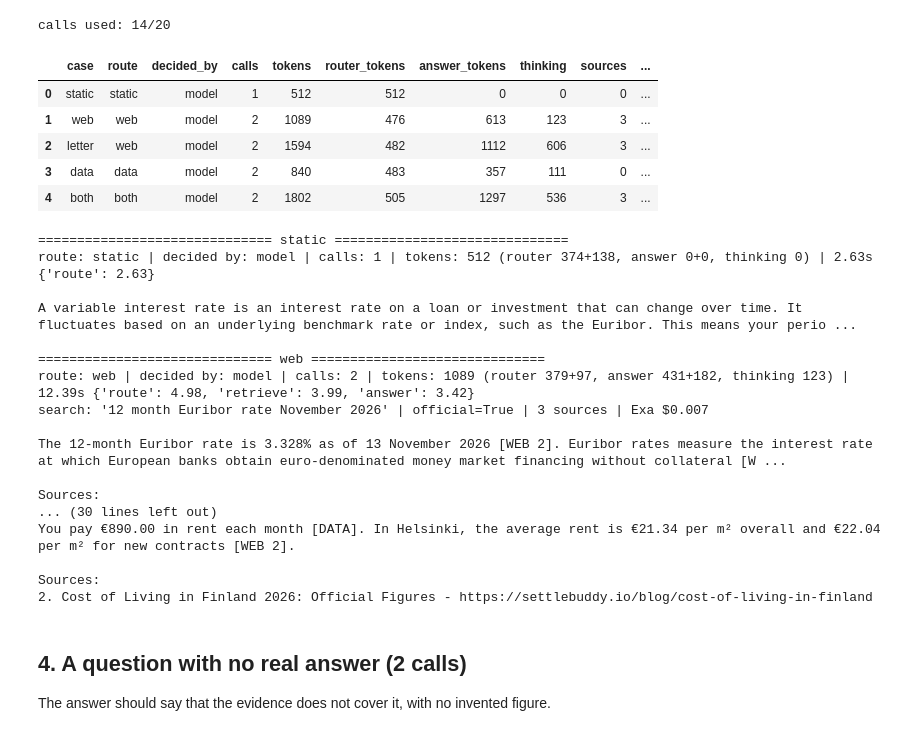
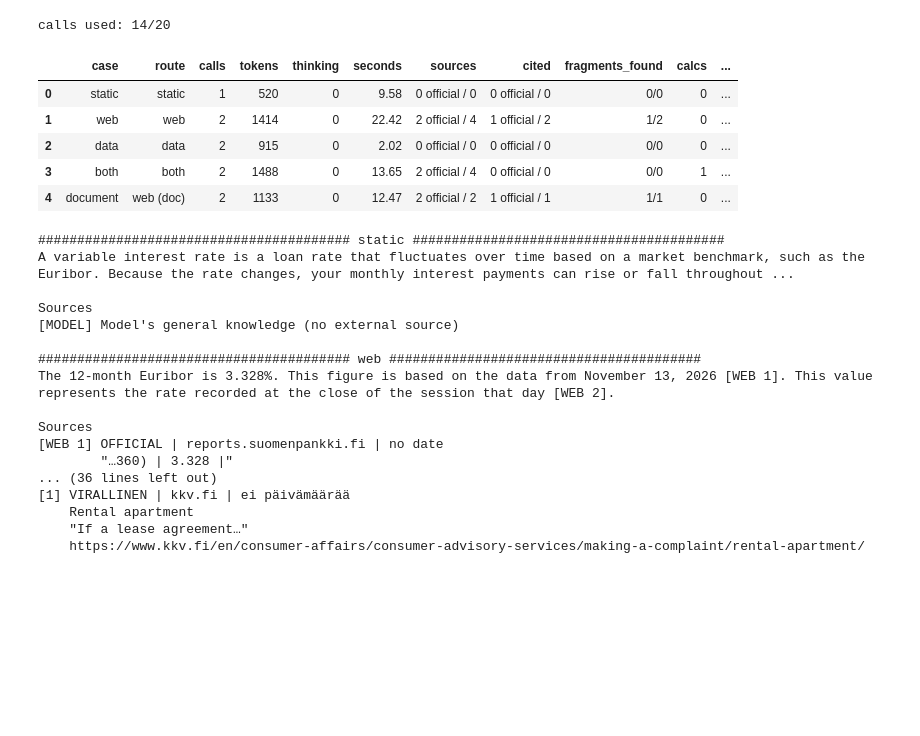
Before and after one commit to victor06-git/project_aethon, a Jupyter notebook: backend/notebook/kaiku_test.ipynb, the cells around one changed output. Drawn from its saved outputs; the diff is of its cells as text; code cells hidden in the pictures; blank space fills up the shorter version.

```diff
--- a/backend/notebook/kaiku_test.ipynb
+++ b/backend/notebook/kaiku_test.ipynb
@@ -22,21 +25,26 @@ Each section checks the budget before calling the model. Needs `GEMINI_API_KEY`
 import sys
 from pathlib import Path
 
-sys.path.insert(0, str(Path.cwd().parent / "src"))  # notebook/ -> ../src
+sys.path.insert(0, str(Path.cwd().parent / "src"))  # backend/notebook -> backend/src
 
 import pandas as pd
-from project_aethon.kaiku_agent import (MODEL_NAME, create_agent, format_evidence, load_transactions,
-                                        router_prompt, search_exa, ANSWER_PROMPT)
-from project_aethon.kaiku_eval import (QUESTIONS, UNANSWERABLE, ask_all, compare_exa_configs,
-                                       guardrail_table, remaining, results_table, routing_eval, show)
+from project_aethon.kaiku_agent import (ANSWER_PROMPT, DOC_PROMPT, MODEL_NAME, create_agent, format_evidence,
+                                        load_transactions, retrieve_web, router_prompt)
+from project_aethon.kaiku_eval import (QUESTIONS, UNANSWERABLE, ask_all, compare_exa_configs, compare_thinking,
+                                       guardrail_summary, guardrail_table, remaining, results_table,
+                                       routing_eval, routing_summary, side_by_side, thinking_verdict)
+from project_aethon.kaiku_trace import explain, show_trace, timeline
 
 pd.set_option("display.max_colwidth", 120)
+pd.set_option("display.max_rows", 100)
+pd.set_option("display.width", 250)
 
-MODEL = MODEL_NAME     # the daily quota is per model: change it here if this one is exhausted
+MODEL = "gemini-3.1-flash-lite"    # the daily quota is per model: change it here if this one is exhausted
 BUDGET = 20            # model calls allowed for the whole notebook
+PER_TYPE = 2           # questions per type in the routing test (10 = the full set of 50)
 
 transactions = load_transactions()   # synthetic sample; pass a CSV path for the S-Bank dataset
 agent = create_agent(model_name=MODEL, transactions=transactions)
-print(f"Model: {MODEL} | prompt sizes (chars/4): router ~{len(router_prompt(agent.categories)) // 4} tokens, "
-      f"answer ~{len(ANSWER_PROMPT) // 4} tokens | calls used: {agent.stats['llm_calls']}/{BUDGET}")
+print(f"Model: {MODEL} | thinking: router={agent.router_thinking}, answer={agent.answer_thinking}")
+print(f"Planned calls: {5 * PER_TYPE + 4 + 3 + 2} of {BUDGET}")
 # %% [output]
@@ -103,46 +134,36 @@ the `static` case costs nothing more because the router already wrote its answer
 # %%
-CASES = {
-    "static": QUESTIONS[0][0],
-    "web": QUESTIONS[3][0],
-    "letter": QUESTIONS[6][0],
-    "data": QUESTIONS[7][0],
-    "both": QUESTIONS[9][0],
-}
+CASES = {kind: QUESTIONS[kind][0] for kind in QUESTIONS}
 results = ask_all(agent, CASES, budget=BUDGET)
 print(f"calls used: {agent.stats['llm_calls']}/{BUDGET}")
 results_table(results)
 # %% [output]
 calls used: 14/20
-|  | case | route | decided_by | calls | tokens | router_tokens | answer_tokens | thinking | sources | ... |
-| 0 | static | static | model | 1 | 512 | 512 | 0 | 0 | 0 | ... |
-| 1 | web | web | model | 2 | 1089 | 476 | 613 | 123 | 3 | ... |
-| 2 | letter | web | model | 2 | 1594 | 482 | 1112 | 606 | 3 | ... |
-| 3 | data | data | model | 2 | 840 | 483 | 357 | 111 | 0 | ... |
-| 4 | both | both | model | 2 | 1802 | 505 | 1297 | 536 | 3 | ... |
+|  | case | route | calls | tokens | thinking | seconds | sources | cited | fragments_found | calcs | ... |
+| 0 | static | static | 1 | 520 | 0 | 9.58 | 0 official / 0 | 0 official / 0 | 0/0 | 0 | ... |
+| 1 | web | web | 2 | 1414 | 0 | 22.42 | 2 official / 4 | 1 official / 2 | 1/2 | 0 | ... |
+| 2 | data | data | 2 | 915 | 0 | 2.02 | 0 official / 0 | 0 official / 0 | 0/0 | 0 | ... |
+| 3 | both | both | 2 | 1488 | 0 | 13.65 | 2 official / 4 | 0 official / 0 | 0/0 | 1 | ... |
+| 4 | document | web (doc) | 2 | 1133 | 0 | 12.47 | 2 official / 2 | 1 official / 1 | 1/1 | 0 | ... |
 # %%
 for name, res in results.items():
-    print("=" * 30, name, "=" * 30)
-    show(res)
+    print("#" * 40, name, "#" * 40)
+    print(res.answer)
     print()
 # %% [output]
-============================== static ==============================
-route: static | decided by: model | calls: 1 | tokens: 512 (router 374+138, answer 0+0, thinking 0) | 2.63s {'route': 2.63}
+######################################## static ########################################
+A variable interest rate is a loan rate that fluctuates over time based on a market benchmark, such as the Euribor. Because the rate changes, your monthly interest payments can rise or fall throughout ...
 
-A variable interest rate is an interest rate on a loan or investment that can change over time. It fluctuates based on an underlying benchmark rate or index, such as the Euribor. This means your perio ...
+Sources
+[MODEL] Model's general knowledge (no external source)
 
-============================== web ==============================
-route: web | decided by: model | calls: 2 | tokens: 1089 (router 379+97, answer 431+182, thinking 123) | 12.39s {'route': 4.98, 'retrieve': 3.99, 'answer': 3.42}
-search: '12 month Euribor rate November 2026' | official=True | 3 sources | Exa $0.007
+######################################## web ########################################
+The 12-month Euribor is 3.328%. This figure is based on the data from November 13, 2026 [WEB 1]. This value represents the rate recorded at the close of the session that day [WEB 2].
 
-The 12-month Euribor rate is 3.328% as of 13 November 2026 [WEB 2]. Euribor rates measure the interest rate at which European banks obtain euro-denominated money market financing without collateral [W ...
-
-Sources:
-... (30 lines left out)
-You pay €890.00 in rent each month [DATA]. In Helsinki, the average rent is €21.34 per m² overall and €22.04 per m² for new contracts [WEB 2].
-
-Sources:
-2. Cost of Living in Finland 2026: Official Figures - https://settlebuddy.io/blog/cost-of-living-in-finland
+Sources
+[WEB 1] OFFICIAL | reports.suomenpankki.fi | no date
+        "…360) | 3.328 |"
+... (36 lines left out)
+[1] VIRALLINEN | kkv.fi | ei päivämäärää
+    Rental apartment
+    "If a lease agreement…"
+    https://www.kkv.fi/en/consumer-affairs/consumer-advisory-services/making-a-complaint/rental-apartment/
-# %% [markdown]
-## 4. A question with no real answer (2 calls)
-
-The answer should say that the evidence does not cover it, with no invented figure.
```
Also changed, not shown: parts of 24 cells of this notebook, 3 other files.
